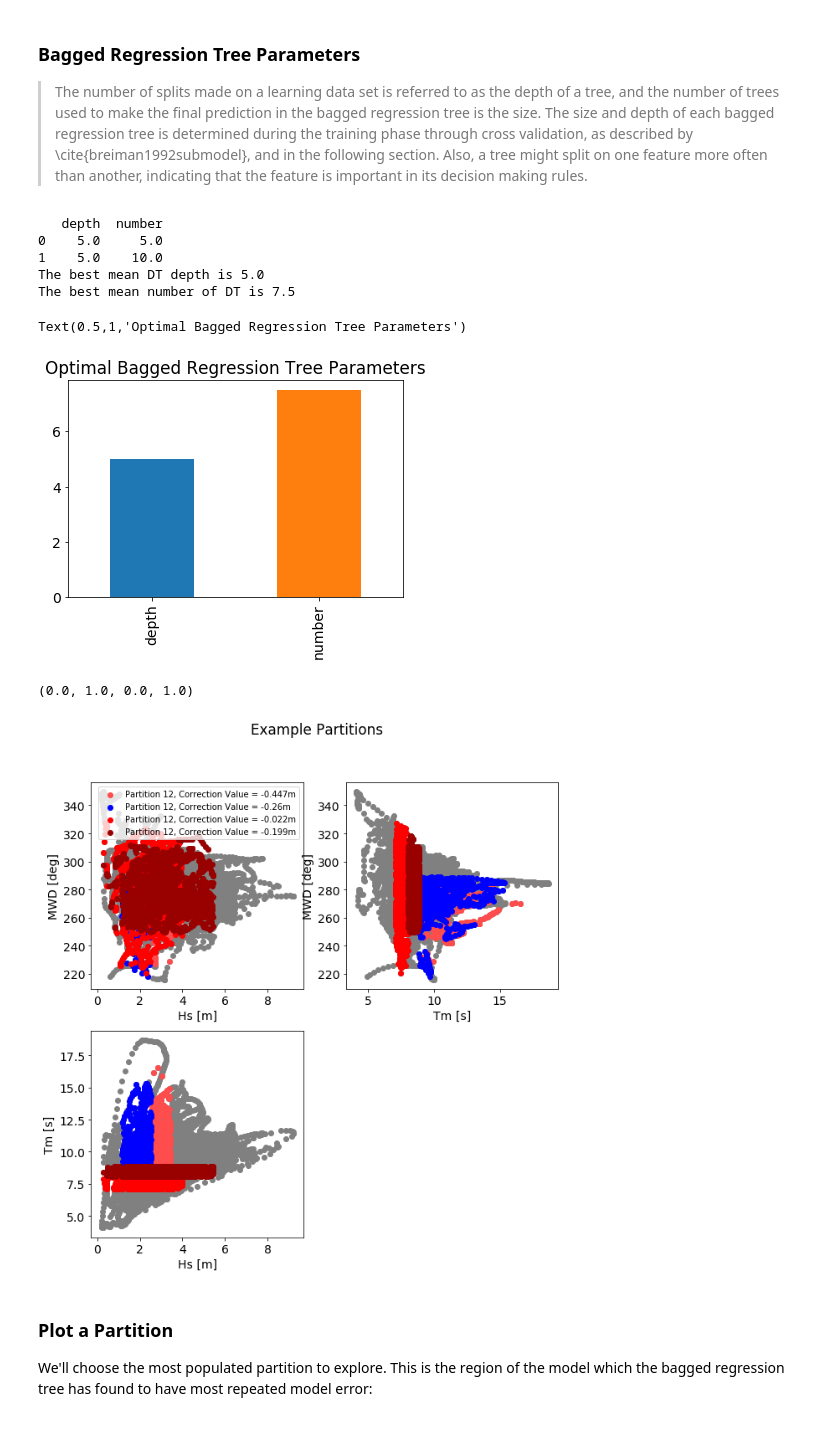
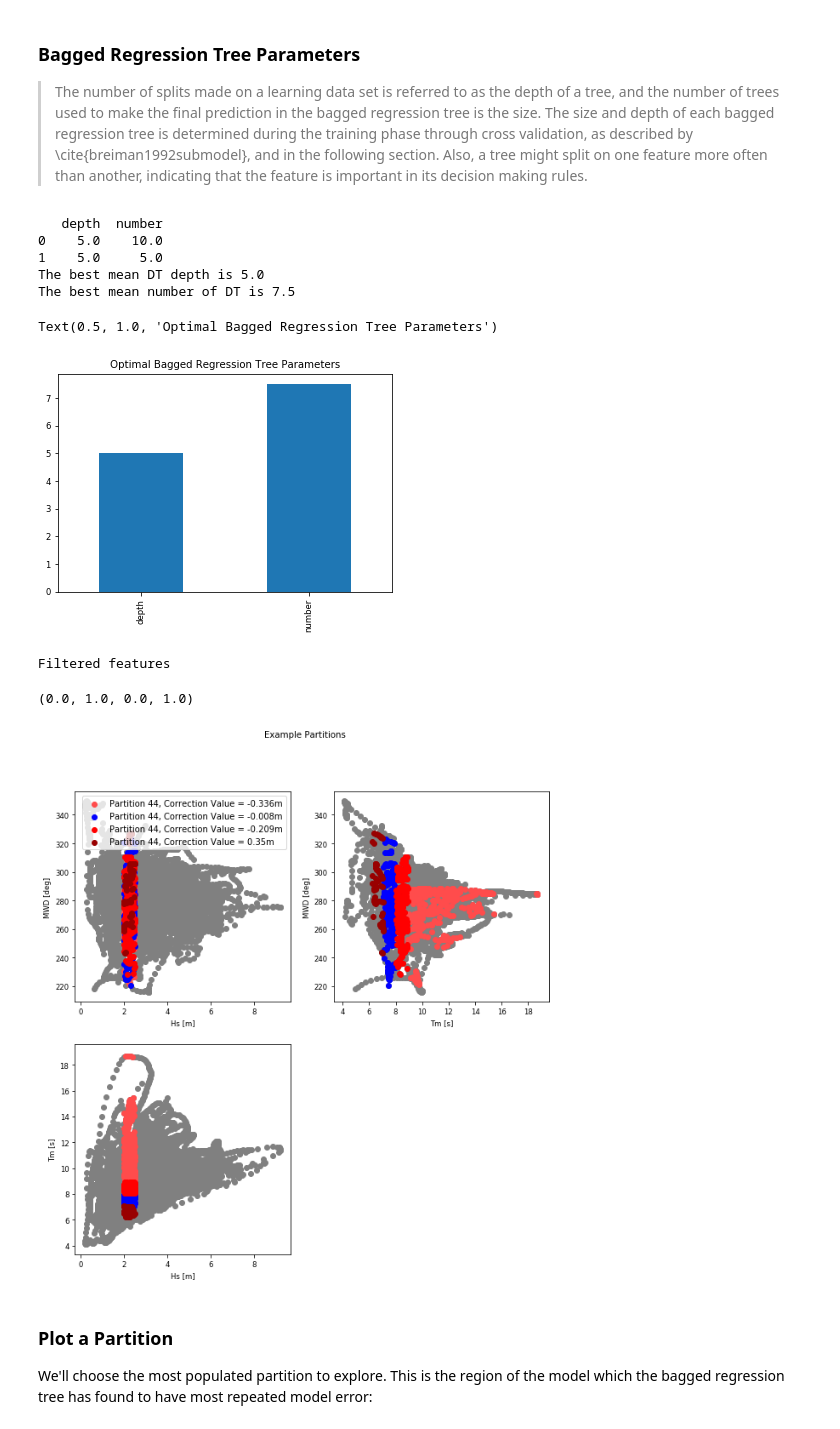
Before and after one commit to anellenson/DecisionTree_WaveForecasts, a Jupyter notebook: DecisionTree_WaveForecasting.ipynb, the cells around one changed output. Cells and saved outputs as stored; diff of their text form; code cells hidden in the pictures.

```diff
--- a/DecisionTree_WaveForecasting.ipynb
+++ b/DecisionTree_WaveForecasting.ipynb
@@ -97,13 +93,13 @@ Text(0.5,0,'Time (hrs)')
 When the decision tree processes the data, it does not see the data as a continuous time series, but rather as a static feature space where the data are plotted against each other and with respect to the target value.
 # %%
 ##This section of code plots the training data as a feature space.
-mpl.rcParams['font.size'] = 14
+mpl.rcParams['font.size'] = 8.5
 
 features = ['Hs [m]','MWD [deg]','Tm [s]']
 fig,ax = pl.subplots(2,2, tight_layout = {'rect':[0,0,1,0.95]})
 fig.suptitle('Feature Space')
 fig.set_size_inches(3,3)
-fig.set_size_inches(10,10)
+fig.set_size_inches(6,5)
 for feat in range(3):
     if feat == 0:
         f1 = 0
@@ -342,84 +228,88 @@ Text(0.5,1,'Feature Importances')
 # %%
 #For each run, the best depth/number of tree combination was saved in the forest parameter matrix.
 
-print(forest_parameter_matrix)
+print(waveDTree.forest_parameter_matrix)
 
-print("The best mean DT depth is " + str(forest_parameter_matrix['depth'].mean()))
-print("The best mean number of DT is " + str(forest_parameter_matrix['number'].mean()))
+print("The best mean DT depth is " + str(waveDTree.forest_parameter_matrix['depth'].mean()))
+print("The best mean number of DT is " + str(waveDTree.forest_parameter_matrix['number'].mean()))
 
 pl.figure()
-forest_parameter_matrix.mean().plot(kind= 'bar')
+waveDTree.forest_parameter_matrix.mean().plot(kind= 'bar')
 pl.title('Optimal Bagged Regression Tree Parameters')
 # %% [output]
    depth  number
-0    5.0     5.0
-1    5.0    10.0
+0    5.0    10.0
+1    5.0     5.0
 The best mean DT depth is 5.0
 The best mean number of DT is 7.5
-Text(0.5,1,'Optimal Bagged Regression Tree Parameters')
+Text(0.5, 1.0, 'Optimal Bagged Regression Tree Parameters')
-[figure, old version]
+[figure, new version]
 # %%
 DT_pickle = open('./ExampleDT.pickle','rb')
 bestDT = pickle.load(DT_pickle)
 DT_pickle.close()
-#Choose an estimator to inspect
-estimator = bestDT.estimators_[0]
+
+#alternatively can have it guess on test features, in which case the input data and target would be different
+inputdata = train_features
+target = waveDTree.train_target
+
+numleaves = 4
+treeno = 0
+trainfeaturenames = ['Hs', 'MWD', 'Tm', 'wndmag', 'wnddir']
+exploreTree = waveDecisionTree.exploreTree(bestDT, inputdata, target, treeno, trainfeaturenames)
 
 # Find the final leaf numbers or partition IDs for the training data.
 #Can choose to use train features or test features:
 
-inputdata = train_features #or choose to look at how the decision tree performs with the unseen (testing)
-target = train_target
-leaf_ids = estimator.apply(inputdata)
-
-#Find the most populated partitions and choose the top 4 populated partitions
-bins = np.arange(0,65)
-hist_ids = np.argsort(np.histogram(leaf_ids,bins)[0]) #Find the most populated leaves by which examples share the same leaf ID number.
-numexs, leafids = np.histogram(leaf_ids, bins)
-leafids = leafids[hist_ids]
-topleaf_ids = leafids[-4:] #Choose the top 4 populated leaves to visualize
 colors = ['#ff4c4c','#0000ff','#ff0000','#990000']
 
-#Target values applied to each partition
-correction_vals = [np.float(np.round(estimator.tree_.value[ll][0][0],3)) for ll in topleaf_ids]
+#If you're interested in certain values of the input features, you can filter the fetaures so only those are evaluated.
+feature = 'Hs'
+feature_min = 2
+feature_max = 2.5
+
+evaluate_features = exploreTree.filter_feature_vals(feature, feature_min, feature_max)
 
 
+#Target values applied to each partition
+leaf_ids, topleaf_ids, correction_vals = exploreTree.top_populated_leaves(numleaves, filter_features = True) #Number of leaves
 
 fig,ax = pl.subplots(2,2)
 fig.suptitle('Example Partitions')
 fig.set_size_inches(10,10)
 for feat in range(3):
     if feat == 0:
         f1 = 0
         f2 = 1
         a1 = 0
         a2 = 0
     if feat == 1:
         f1 = 2
         f2 = 1
         a1 = 0
         a2 = 1
     if feat == 2:
         f1 = 0
         f2 = 2
         a1 = 1
         a2 = 0
     ax[a1,a2].scatter(inputdata[:,f1], inputdata[:,f2],color = 'grey')
     ax[a1,a2].set_xlabel(features[f1])
     ax[a1,a2].set_ylabel(features[f2])
 
 
     for ii in range(4):
         #Find the indices of the leaf for each partition.
         leafidx = np.where(leaf_ids == topleaf_ids[ii])[0]
-        ax[a1,a2].scatter(inputdata[leafidx,f1], inputdata[leafidx,f2],color = colors[ii], label = 'Partition ' + str(leaf_ids[ii]) + ", Correction Value = " + str(np.round(correction_vals[ii],3)) + 'm')
+        ax[a1,a2].scatter(evaluate_features[leafidx,f1], evaluate_features[leafidx,f2],color = colors[ii], label = 'Partition ' + str(leaf_ids[ii]) + ", Correction Value = " + str(np.round(correction_vals[ii],3)) + 'm')
         if feat == 0:
             ax[a1,a2].legend(fontsize  = 10)
 
 ax[1,1].axis('off')
 # %% [output]
-(0.0, 1.0, 0.0, 1.0)
+Filtered features
+(0.0, 1.0, 0.0, 1.0)
-[figure, old version]
+[figure, new version]
 # %% [markdown]
 ### Plot a Partition
 
```
Also changed, not shown: parts of 9 cells of this notebook, 6 other files.
